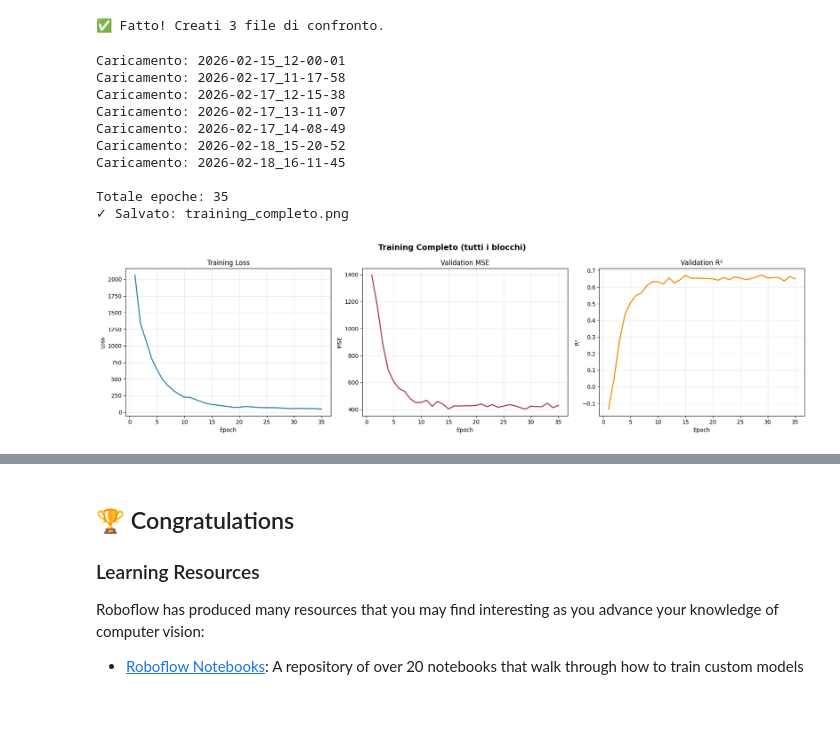
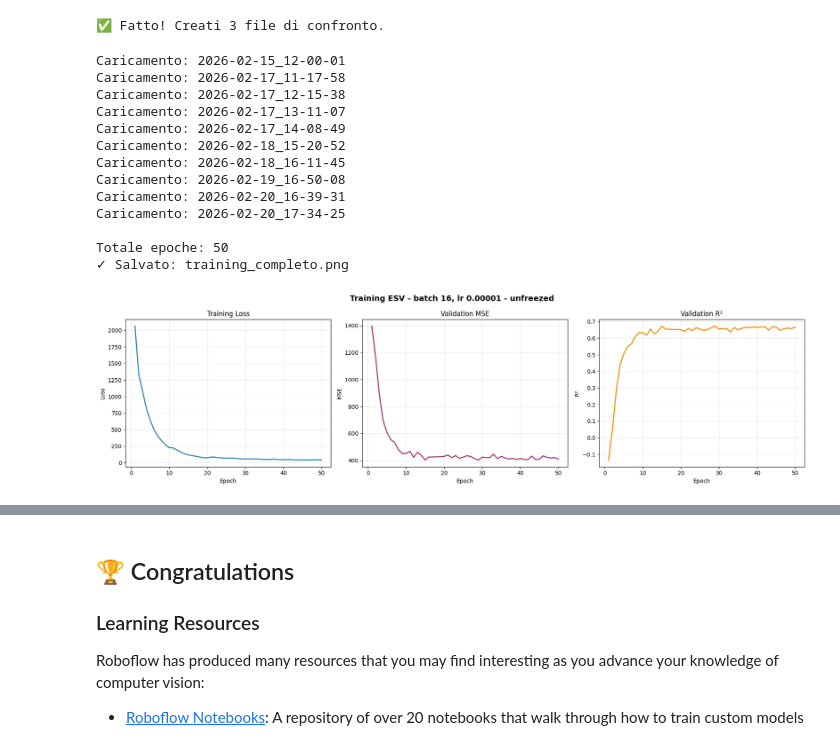
Before and after one commit to Kaonashi8/echonet, a Jupyter notebook: notebooks/train-yolov8-instance-segmentation-on-custom-dataset.ipynb, the cells around one changed output, grey strips where cells are left out. Drawn from its saved outputs; the diff is of its cells as text; code cells hidden in the pictures; blank space fills up the shorter version.

```diff
--- a/notebooks/train-yolov8-instance-segmentation-on-custom-dataset.ipynb
+++ b/notebooks/train-yolov8-instance-segmentation-on-custom-dataset.ipynb
@@ -977,42 +974,45 @@ print(f"\nTotale epoche: {epochs_all[-1]}")
 
 # Grafico
 fig, axes = plt.subplots(1, 3, figsize=(18, 5))
-fig.suptitle('Training Completo', fontsize=14, fontweight='bold')
+fig.suptitle('Training ESV - batch 16, lr 0.00001 - unfreezed', fontsize=14, fontweight='bold')
 
 axes[0].plot(epochs_all, train_loss_all, color='#2E86AB', linewidth=2)
 axes[0].set_title('Training Loss')
 axes[0].set_xlabel('Epoch')
 axes[0].set_ylabel('Loss')
 axes[0].grid(True, alpha=0.3)
 
 axes[1].plot(epochs_all, val_mse_all, color='#A23B72', linewidth=2)
 axes[1].set_title('Validation MSE')
 axes[1].set_xlabel('Epoch')
 axes[1].set_ylabel('MSE')
 axes[1].grid(True, alpha=0.3)
 
 axes[2].plot(epochs_all, val_r2_all, color='#F18F01', linewidth=2)
 axes[2].set_title('Validation R²')
 axes[2].set_xlabel('Epoch')
 axes[2].set_ylabel('R²')
 axes[2].grid(True, alpha=0.3)
 
 plt.tight_layout()
 plt.savefig('training_completo.png', dpi=300, bbox_inches='tight')
 print("✓ Salvato: training_completo.png")
 plt.show()
 # %% [output]
 Caricamento: 2026-02-15_12-00-01
 Caricamento: 2026-02-17_11-17-58
 Caricamento: 2026-02-17_12-15-38
 Caricamento: 2026-02-17_13-11-07
 Caricamento: 2026-02-17_14-08-49
 Caricamento: 2026-02-18_15-20-52
 Caricamento: 2026-02-18_16-11-45
+Caricamento: 2026-02-19_16-50-08
+Caricamento: 2026-02-20_16-39-31
+Caricamento: 2026-02-20_17-34-25
 
-Totale epoche: 35
+Totale epoche: 50
 ✓ Salvato: training_completo.png
-[figure, old version]
+[figure, new version]
 # %% [markdown]
 # Deploy Your Model to the Edge
 
```
Also changed, not shown: parts of 4 cells of this notebook.
